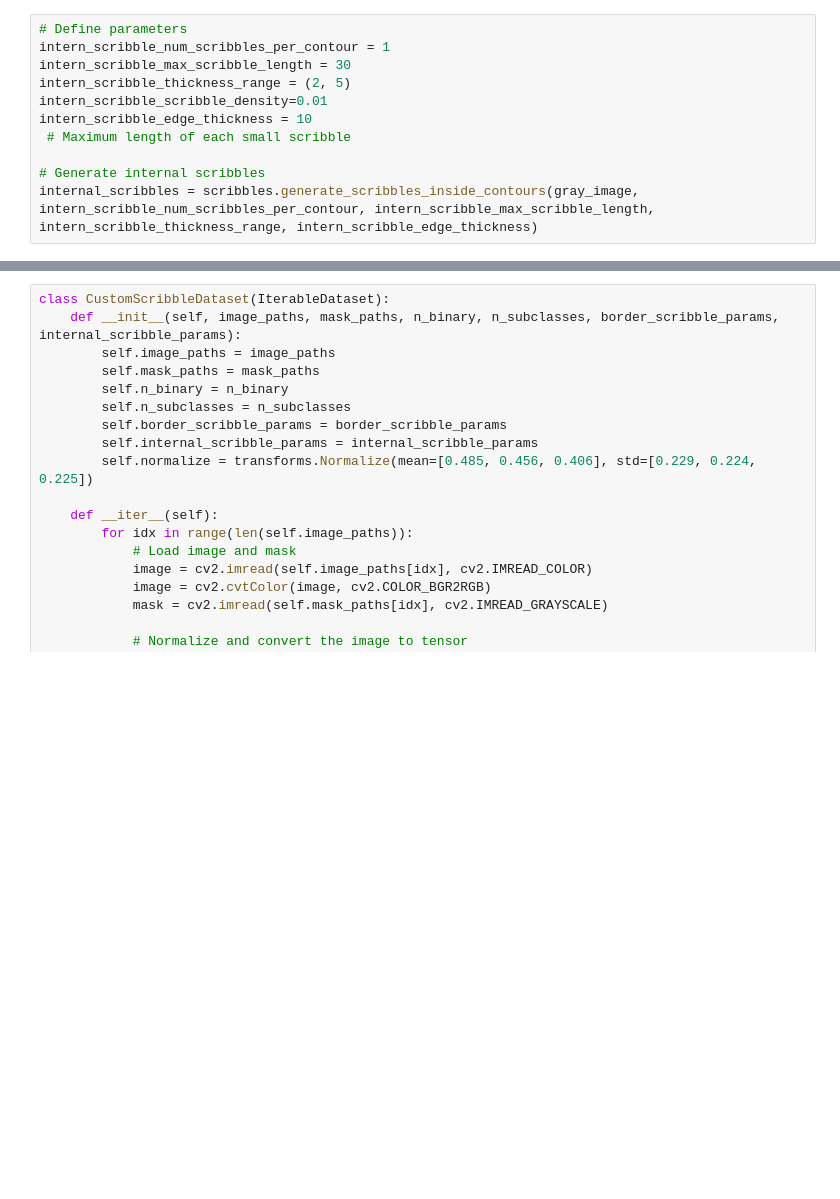
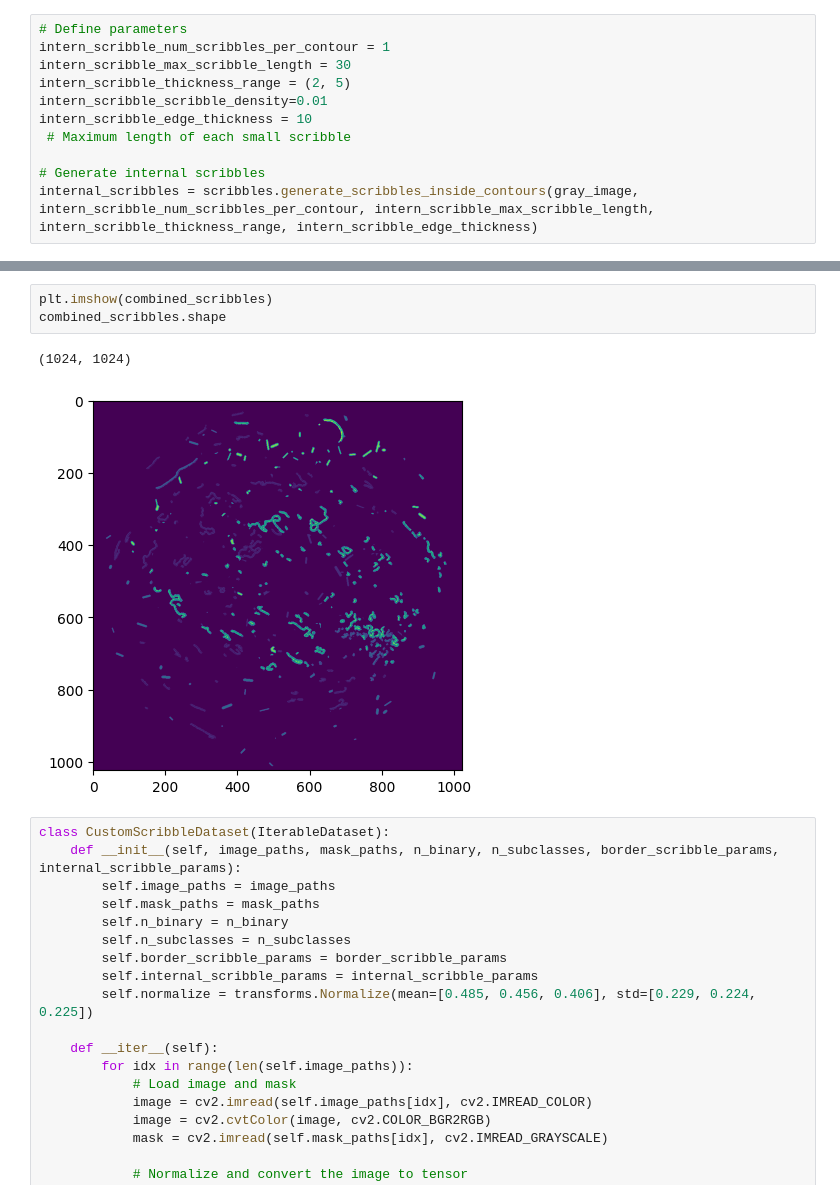
Before and after one commit to pochsarah/scribble_gen, a Jupyter notebook: seeg.ipynb, the cells around one changed output, grey strips where cells are left out. Saved outputs shown, nothing was run; the diff lists cells and outputs as text; blank space fills up the shorter version.

```diff
--- a/seeg.ipynb
+++ b/seeg.ipynb
@@ -65,3 +74,9 @@ visualize.plot_overlay_multiclass_scribbles(gray_image, combined_scribbles)
+# %%
+plt.imshow(combined_scribbles)
+combined_scribbles.shape
+# %% [output]
+(1024, 1024)
+[figure, added]
 # %%
 class CustomScribbleDataset(IterableDataset):
     def __init__(self, image_paths, mask_paths, n_binary, n_subclasses, border_scribble_params, internal_scribble_params):
```
Also changed, not shown: parts of 4 cells of this notebook, 2 other files.
